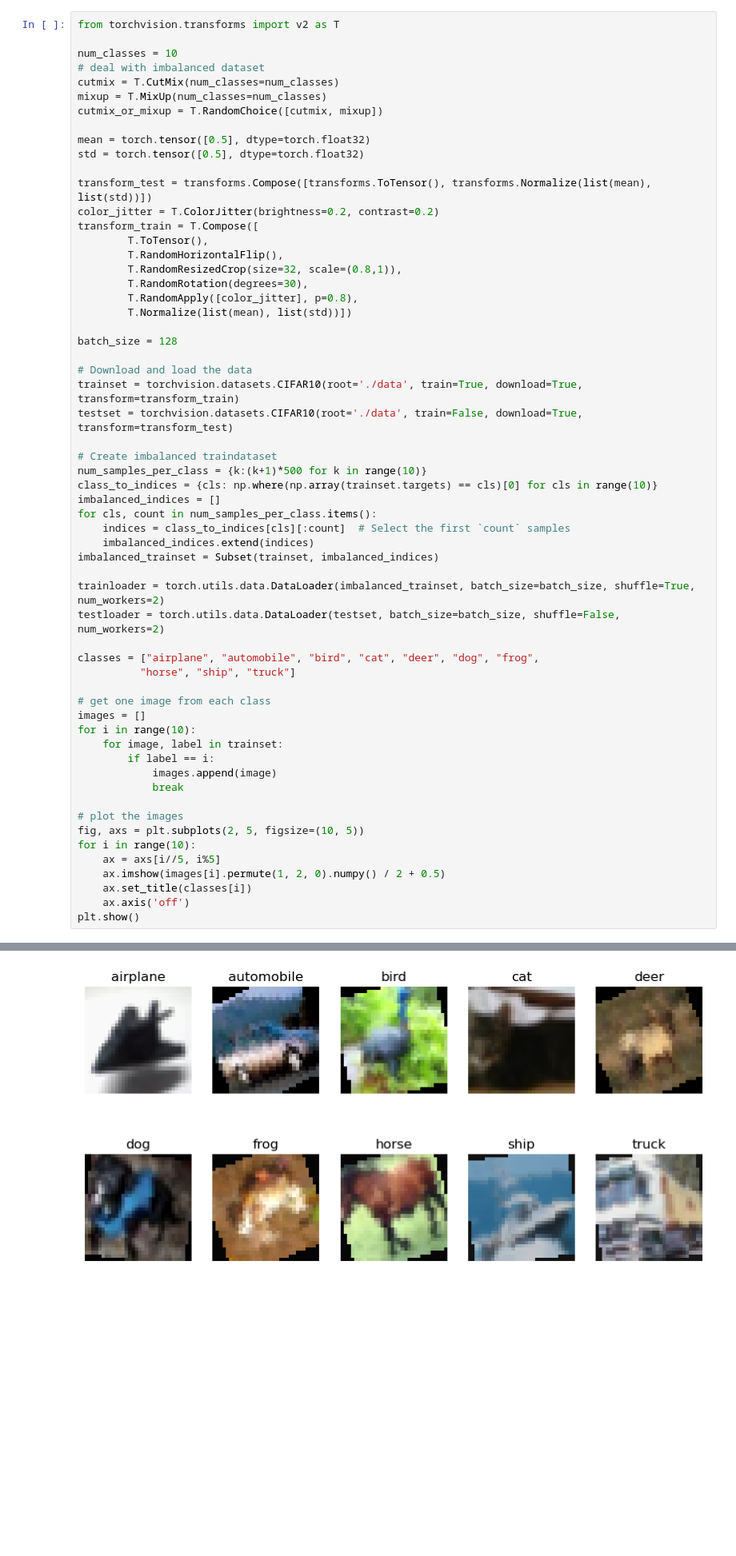
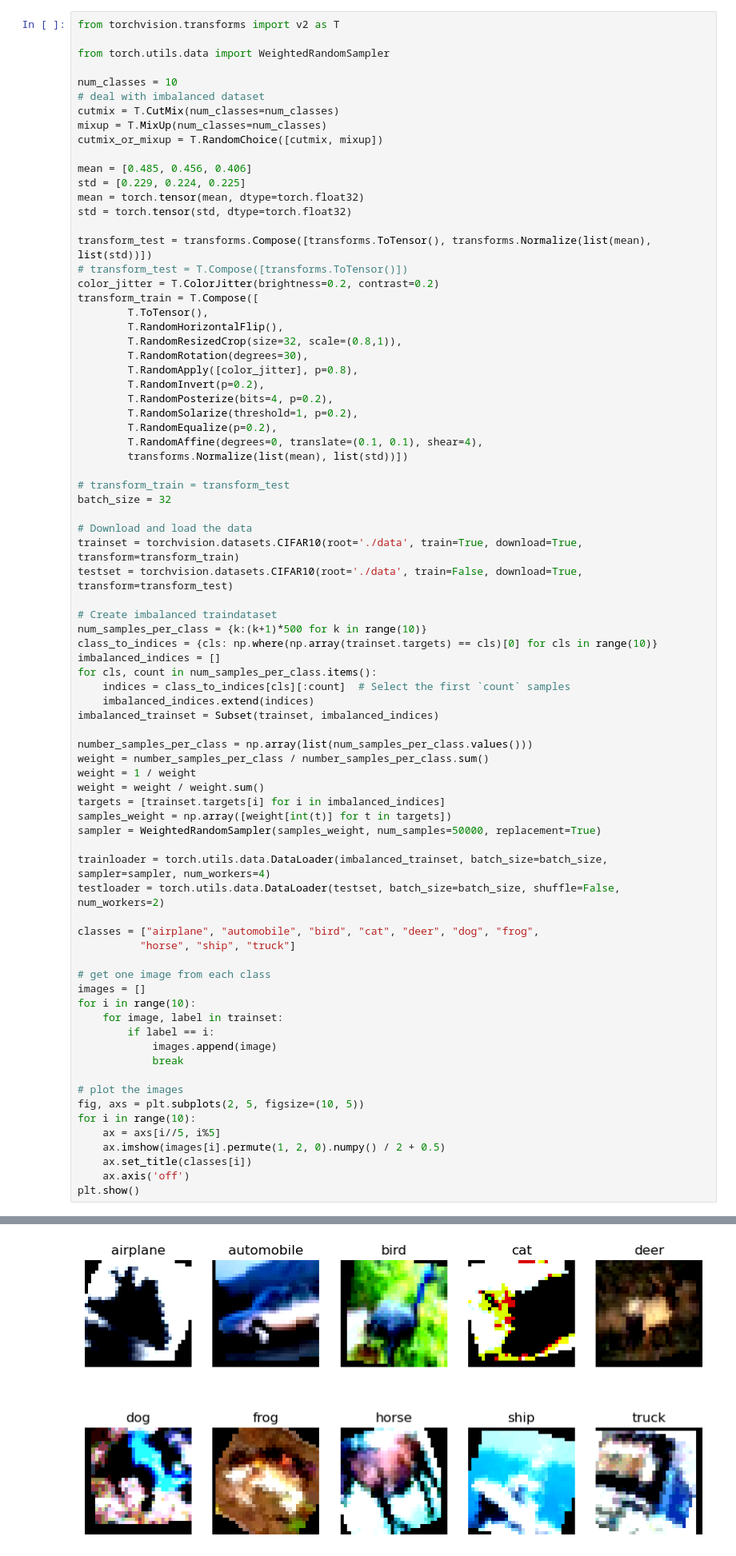
Before and after one commit to SAutum/ai-ds, a Jupyter notebook: dl/hongli/2024/Week09_CIFAR10_challenge/Exercise09_CIFAR10_challenge.ipynb, the cells around one changed output, grey strips where cells are left out. Shown at 80% size. Drawn from its saved outputs; the diff is of its cells as text; blank space fills up the shorter version.

```diff
--- a/dl/hongli/2024/Week09_CIFAR10_challenge/Exercise09_CIFAR10_challenge.ipynb
+++ b/dl/hongli/2024/Week09_CIFAR10_challenge/Exercise09_CIFAR10_challenge.ipynb
@@ -67,6 +67,8 @@ from tqdm import tqdm
 import matplotlib.pyplot as plt
 # %%
 from torchvision.transforms import v2 as T
+
+from torch.utils.data import WeightedRandomSampler
 
 num_classes = 10
 # deal with imbalanced dataset
@@ -74,10 +76,13 @@ cutmix = T.CutMix(num_classes=num_classes)
 mixup = T.MixUp(num_classes=num_classes)
 cutmix_or_mixup = T.RandomChoice([cutmix, mixup])
 
-mean = torch.tensor([0.5], dtype=torch.float32)
-std = torch.tensor([0.5], dtype=torch.float32)
+mean = [0.485, 0.456, 0.406]
+std = [0.229, 0.224, 0.225]
+mean = torch.tensor(mean, dtype=torch.float32)
+std = torch.tensor(std, dtype=torch.float32)
 
 transform_test = transforms.Compose([transforms.ToTensor(), transforms.Normalize(list(mean), list(std))])
+# transform_test = T.Compose([transforms.ToTensor()])
 color_jitter = T.ColorJitter(brightness=0.2, contrast=0.2)
 transform_train = T.Compose([
         T.ToTensor(),
@@ -85,9 +90,15 @@ transform_train = T.Compose([
         T.RandomResizedCrop(size=32, scale=(0.8,1)),
         T.RandomRotation(degrees=30),
         T.RandomApply([color_jitter], p=0.8),
-        T.Normalize(list(mean), list(std))])
+        T.RandomInvert(p=0.2),
+        T.RandomPosterize(bits=4, p=0.2),
+        T.RandomSolarize(threshold=1, p=0.2),
+        T.RandomEqualize(p=0.2),
+        T.RandomAffine(degrees=0, translate=(0.1, 0.1), shear=4),
+        transforms.Normalize(list(mean), list(std))])
 
-batch_size = 128
+# transform_train = transform_test
+batch_size = 32
 
 # Download and load the data
 trainset = torchvision.datasets.CIFAR10(root='./data', train=True, download=True, transform=transform_train)
@@ -102,7 +113,15 @@ for cls, count in num_samples_per_class.items():
     imbalanced_indices.extend(indices)
 imbalanced_trainset = Subset(trainset, imbalanced_indices)
 
-trainloader = torch.utils.data.DataLoader(imbalanced_trainset, batch_size=batch_size, shuffle=True, num_workers=2)
+number_samples_per_class = np.array(list(num_samples_per_class.values()))
+weight = number_samples_per_class / number_samples_per_class.sum()
+weight = 1 / weight
+weight = weight / weight.sum()
+targets = [trainset.targets[i] for i in imbalanced_indices]
+samples_weight = np.array([weight[int(t)] for t in targets])
+sampler = WeightedRandomSampler(samples_weight, num_samples=50000, replacement=True)
+
+trainloader = torch.utils.data.DataLoader(imbalanced_trainset, batch_size=batch_size, sampler=sampler, num_workers=4)
 testloader = torch.utils.data.DataLoader(testset, batch_size=batch_size, shuffle=False, num_workers=2)
 
 classes = ["airplane", "automobile", "bird", "cat", "deer", "dog", "frog",
@@ -130 +159 @@ Files already downloaded and verified
-[figure, old version]
+[figure, new version]
```
Also changed, not shown: parts of 13 cells of this notebook, 1 other file.
